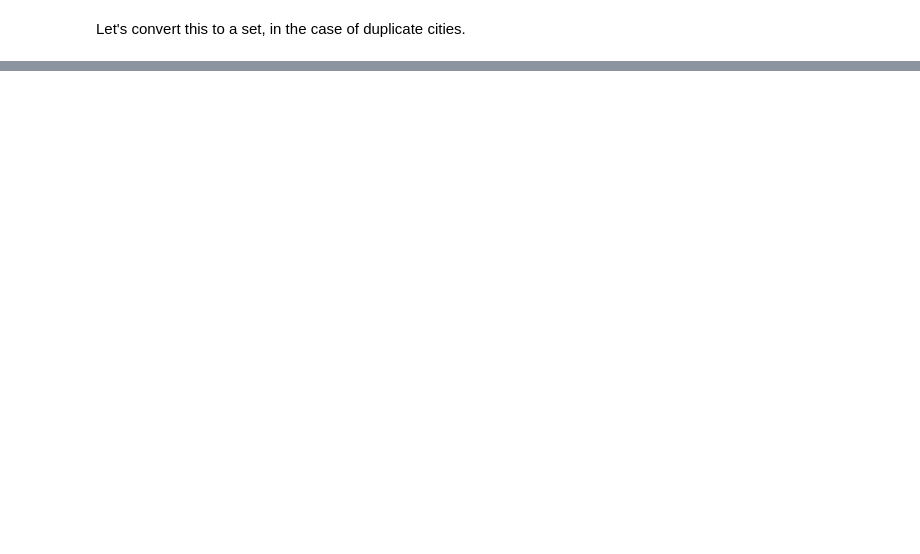
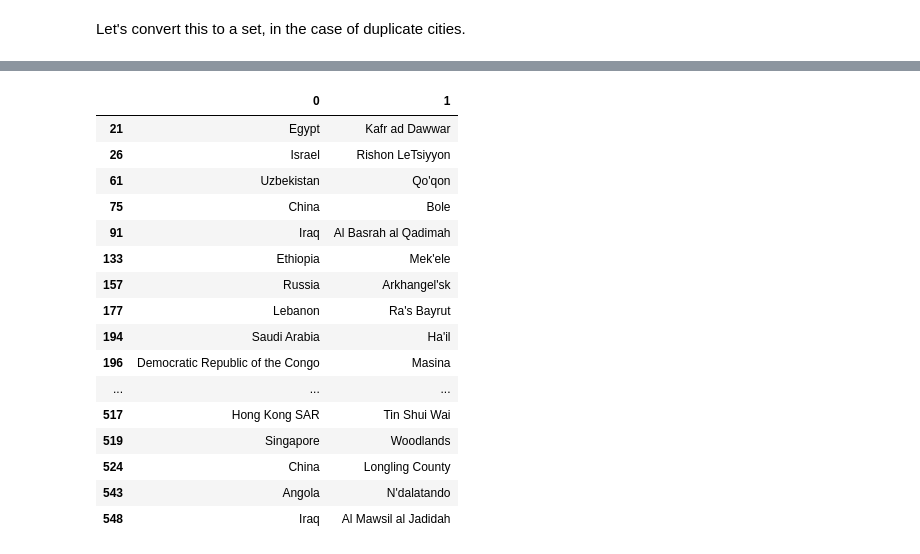
Before and after one commit to 4Freye/refugees, a Jupyter notebook: notebooks/trends/generate_topic_ids.ipynb, the cells around one changed output, grey strips where cells are left out. Saved outputs shown, nothing was run; the diff lists cells and outputs as text; code cells hidden in the pictures; blank space fills up the shorter version.

```diff
--- a/notebooks/trends/generate_topic_ids.ipynb
+++ b/notebooks/trends/generate_topic_ids.ipynb
@@ -21,8 +21,8 @@ headers = {
     # Requests doesn't support trailers
     # 'TE': 'trailers',
 }
-# pytrends = TrendReq(hl='en-US', tz=360, requests_args={'headers': headers})
-pytrends = TrendReq(hl='en-US', tz=360)
+pytrends = TrendReq(hl='en-US', tz=360, requests_args={'headers': headers})
+# pytrends = TrendReq(hl='en-US', tz=360)
 
 def topics_request(word, pytrends = pytrends):
 
@@ -255,11 +220,10 @@ def find_closest_cities(iso3_country1, iso3_country2, boundary_df, cities_df, k,
 # %%
-contig_df = pd.read_csv('../../data/clean/unhcr.csv', engine='pyarrow').drop_duplicates(['iso_o','iso_d'])[['Country_o','Country_d','contig','iso_o']]
-
-def contiguous_countries(country):
-    return contig_df[(contig_df.Country_o == country) & (contig_df.contig == 1)].Country_d.tolist()
+from tqdm import tqdm
+import json
+from border_functions import *
 
 bordering_country_cities = dict()
-for country in countries.tolist():
+for country in tqdm(countries.tolist()):
     contigs = contiguous_countries(country)
     bordering_cities = dict()
     for contig in contigs:
@@ -267,5 +231,8 @@ for country in countries.tolist():
         if closest_cities is not None:
             bordering_cities.update({contig: closest_cities['ASCII Name'].to_list()})
     bordering_country_cities.update({country:bordering_cities})
+
+with open('bordering_countries_bordering_cities.json', 'w') as fp:
+    json.dump(bordering_country_cities, fp)
 # %%
 import json
@@ -325,0 +300,25 @@ KeyboardInterrupt:
+# %%
+neighboring_city_topic_id['search_country'] = neighboring_countries.iloc[[neighboring_cities.tolist().index(city) for city in neighboring_city_topic_id.search_keyword]].values
+# %%
+neighboring_cities = pd.Series([t[-1] for t in neighboring_cities_list])
+neighboring_countries = pd.Series([t[0] for t in neighboring_cities_list])
+
+pd.concat([neighboring_countries[~neighboring_cities.isin(neighboring_city_topic_id.search_keyword)], neighboring_cities[~neighboring_cities.isin(neighboring_city_topic_id.search_keyword)]], axis=1)
+# %% [output]
+|  | 0 | 1 |
+| 21 | Egypt | Kafr ad Dawwar |
+| 26 | Israel | Rishon LeTsiyyon |
+| 61 | Uzbekistan | Qo'qon |
+| 75 | China | Bole |
+| 91 | Iraq | Al Basrah al Qadimah |
+| 133 | Ethiopia | Mek'ele |
+| 157 | Russia | Arkhangel'sk |
+| 177 | Lebanon | Ra's Bayrut |
+| 194 | Saudi Arabia | Ha'il |
+| 196 | Democratic Republic of the Congo | Masina |
+| ... | ... | ... |
+| 517 | Hong Kong SAR | Tin Shui Wai |
+| 519 | Singapore | Woodlands |
+| 524 | China | Longling County |
+| 543 | Angola | N'dalatando |
+| 548 | Iraq | Al Mawsil al Jadidah |
```
Also changed, not shown: parts of 15 cells of this notebook, 6 other files.
